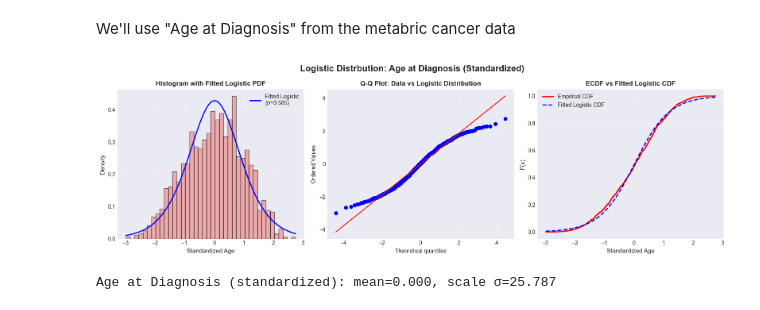
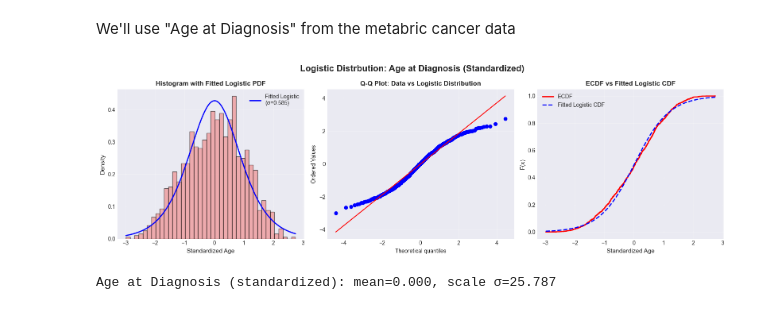
Before and after one commit to chloeob74/UU_Assignments, a Jupyter notebook: assignment_6.ipynb, the cells around one changed output. Cells and saved outputs as stored; diff of their text form; code cells hidden in the pictures.

```diff
--- a/assignment_6.ipynb
+++ b/assignment_6.ipynb
@@ -655,35 +655,35 @@ fig.suptitle('Logistic Distrbution: Age at Diagnosis (Standardized)', fontsize=1
 axes[0].hist(age_standardized, bins=40, density=True, alpha=0.6, color='lightcoral', edgecolor='black')
 x_fit = np.linspace(age_standardized.min(), age_standardized.max(), 500)
 
 loc_fit, scale_fit = stats.logistic.fit(age_standardized)
 axes[0].plot(x_fit, stats.logistic.pdf(x_fit, loc=loc_fit, scale=scale_fit), 'b-',
 linewidth=2, label=f'Fitted Logistic\n(σ={scale_fit:.3f})')
 axes[0].set_xlabel('Standardized Age', fontsize=11)
 axes[0].set_ylabel('Density', fontsize=11)
 axes[0].set_title('Histogram with Fitted Logistic PDF', fontweight='bold')
 axes[0].legend()
 axes[0].grid(True, alpha=0.3)
 
 ## QQ plot
 stats.probplot(age_standardized, dist=stats.logistic, sparams=(loc_fit, scale_fit), plot=axes[1])
 axes[1].set_title('Q-Q Plot: Data vs Logistic Distribution', fontweight='bold')
 axes[1].grid(True, alpha=0.3)
 
 # ECDF Comparison
 age_sorted = np.sort(age_standardized)
 ecdf_age = np.arange(1, len(age_sorted)+1) / len(age_sorted)
-axes[2].step(age_sorted, ecdf_age, 'r-', linewidth=2, label='Empirical CDF', where='post')
+axes[2].step(age_sorted, ecdf_age, 'r-', linewidth=2, label='ECDF', where='post')
 axes[2].plot(x_fit, stats.logistic.cdf(x_fit, loc=loc_fit, scale=scale_fit), 'b--',
 linewidth=2, label='Fitted Logistic CDF')
 axes[2].set_xlabel('Standardized Age', fontsize=11)
 axes[2].set_ylabel('F(x)', fontsize=11)
 axes[2].set_title('ECDF vs Fitted Logistic CDF', fontweight='bold')
 axes[2].legend()
 axes[2].grid(True, alpha=0.3)
 
 plt.tight_layout()
 # %% [output]
-[figure, old version]
+[figure, new version]
 # %%
 print(f"Age at Diagnosis (standardized): mean={loc_fit:.3f}, scale σ={scale_fit:.3f}")
 # %% [output]
```
Also changed, not shown: parts of 3 cells of this notebook.
